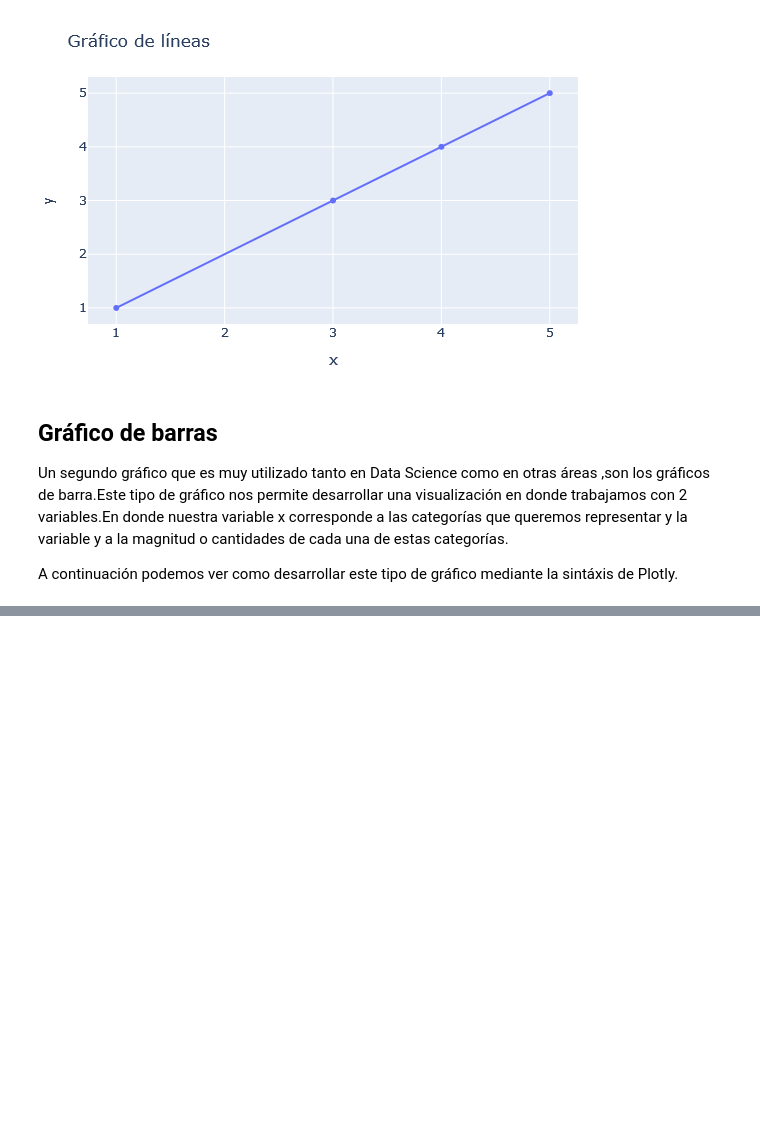
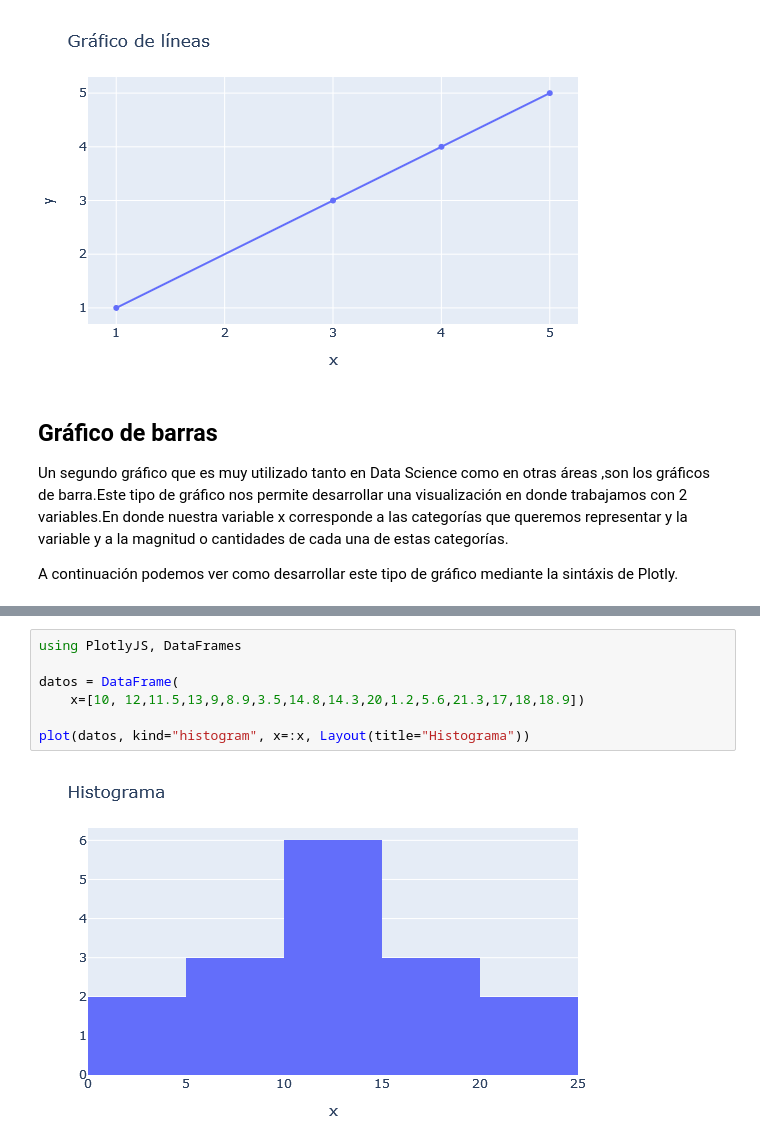
Before and after one commit to jfvenegasg/curso_julia, a Jupyter notebook: Curso Introductoria Julia para DS.ipynb, the cells around one changed output, grey strips where cells are left out. Cells and saved outputs as stored; diff of their text form; blank space fills up the shorter version.

Commit message:
Se actualiza subsección de graficos plotly.

```diff
--- a/Curso Introductoria Julia para DS.ipynb
+++ b/Curso Introductoria Julia para DS.ipynb
@@ -576,0 +583,9 @@ plot(datos, kind="bar", x=:x, y=:y, Layout(title="Gráfico de barras"))
+# %%
+using PlotlyJS, DataFrames
+
+datos = DataFrame(
+    x=[10, 12,11.5,13,9,8.9,3.5,14.8,14.3,20,1.2,5.6,21.3,17,18,18.9])
+
+plot(datos, kind="histogram", x=:x, Layout(title="Histograma"))
+# %% [output]
+[figure, added]
```
Also changed, not shown: parts of 4 cells of this notebook, 1 other file.
